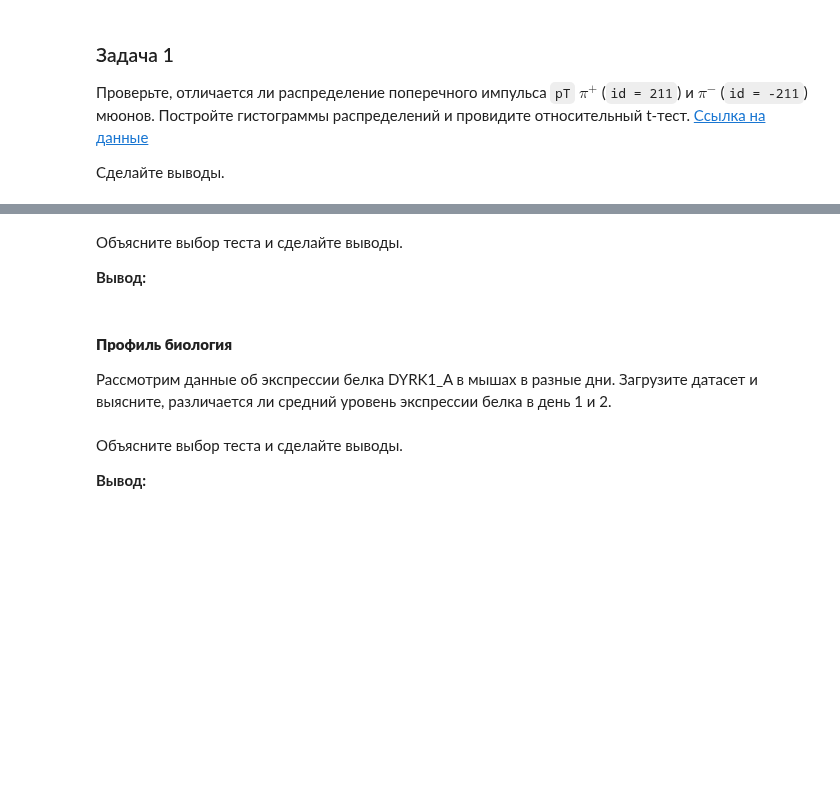
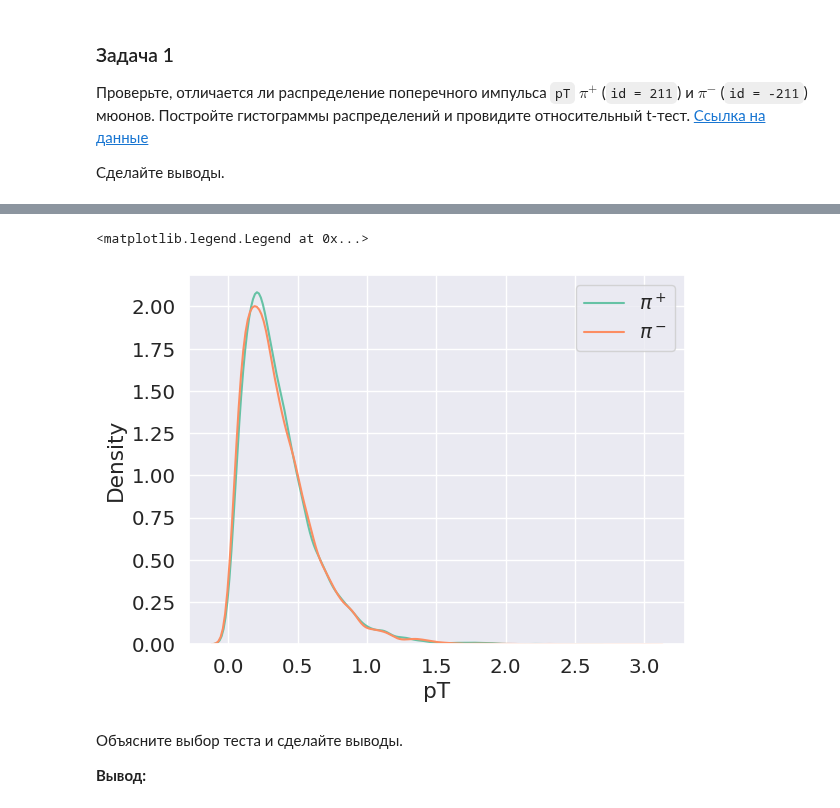
Before and after one commit to NMashalov/2023_OpenMipt_course, a Jupyter notebook: lesson10/dz10.ipynb, the cells around one changed output, grey strips where cells are left out. Drawn from its saved outputs; the diff is of its cells as text; code cells hidden in the pictures; blank space fills up the shorter version.

```diff
--- a/lesson10/dz10.ipynb
+++ b/lesson10/dz10.ipynb
@@ -80,8 +89,0 @@ df.head()
-# %% [markdown]
-Объясните выбор теста и сделайте выводы.
-
-**Вывод:**
-# %% [markdown]
-#### **Профиль биология**
-
-Рассмотрим данные об экспрессии белка DYRK1_A в мышах в разные дни. Загрузите датасет и выясните, различается ли средний уровень экспрессии белка в день 1 и 2.
@@ -90,3 +90,10 @@ df.head()
+# %%
+sns.kdeplot(df.loc[df.id == 211,'pT'],label='$\pi^+$')
+sns.kdeplot(df.loc[df.id == -211,'pT'],label='$\pi^-$')
+plt.legend()
+# %% [output]
+<matplotlib.legend.Legend at 0x...>
+[figure, added]
 # %% [markdown]
 Объясните выбор теста и сделайте выводы.
 
```
Also changed, not shown: parts of 21 cells of this notebook.
